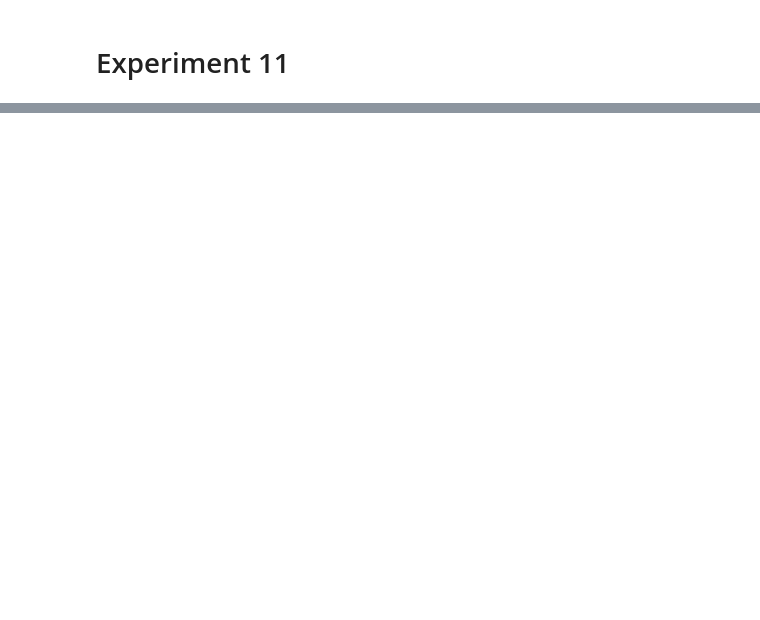
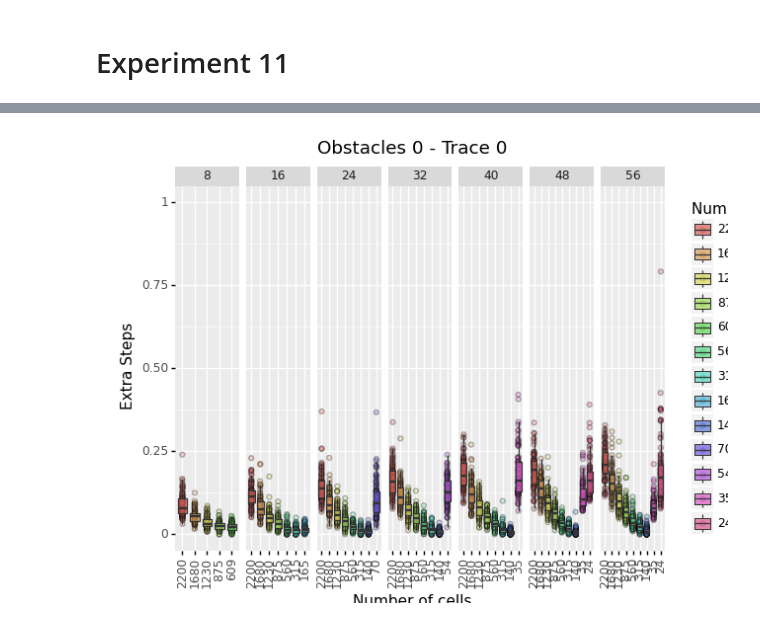
Before and after one commit to biorobaw/Multiscale-V2, a Jupyter notebook: articl2.ipynb, the cells around one changed output, grey strips where cells are left out. Drawn from its saved outputs; the diff is of its cells as text; code cells hidden in the pictures; blank space fills up the shorter version.

```diff
--- a/articl2.ipynb
+++ b/articl2.ipynb
@@ -394,0 +431,16 @@ Canvas(toolbar=Toolbar(toolitems=[('Home', 'Reset original view', 'home', 'home'
+# %%
+def plot_box_plot(data, x_column, y_column, x_title, y_title, plot_title, ylim, box_colors):
+    # print(data)
+    p0 = ggplot(data, aes(x_column, y_column ))
+    p0 += geom_jitter(alpha=0.3)
+    p0 += geom_boxplot(alpha=0.7, notch=False, outlier_alpha=0, color = box_colors )
+    p0 += labs(x=x_title, y=y_title, title=plot_title)
+    p0 += theme(axis_text_x=element_text(rotation=45, hjust=1))
+    p0 += coord_cartesian(ylim=ylim)
+    return p0
+
+lims = [0, 100]
+box_plot = plot_box_plot(runtimes_last_episode, 'num_obstacles', 'steps', 'Obstacles', 'Extra Steps', "First trial extra steps", lims, 'black')
+ggsave(box_plot, folder_first_episode + 'first_episode.pdf', dpi=300, verbose = False)
+
+display(box_plot)
@@ -394,0 +525,79 @@ Canvas(toolbar=Toolbar(toolitems=[('Home', 'Reset original view', 'home', 'home'
+# %%
+folder_density_obstacle_num = os.path.join(figure_folder, 'density_fixed_obstacle_num/test/')
+make_folder(folder_density_obstacle_num)
+
+# BOXPLOT FUNCTION
+def plot_faceted_box_plot(data, x_column, y_column, facet_column, x_title, y_title, plot_title, lims):
+    p0 = ggplot(data, aes(x_column, y_column, fill=x_column ))
+    p0 += facet_grid(f'. ~ {facet_column}', scales='free')
+    p0 += geom_jitter(alpha=0.3, position=position_jitterdodge(), mapping=aes(group=x_column))
+    p0 += geom_boxplot(alpha=0.7, notch=False, outlier_alpha=0)
+    p0 += labs(x=x_title, y=y_title, title=plot_title, fill=x_title)
+    p0 += theme(axis_text_x=element_text(rotation=45, hjust=0.5))
+    #     p0 += p0 + scale_fill_brewer(type="seq", palette=1, name=legend_title)
+    # p0 += scale_fill_brewer(type="qual", palette=1, name=legend_title)
+    p0 += coord_cartesian(ylim=lims)  + coord_fixed(ratio=0.1)
+    p0 += theme(axis_text_x=element_text(rotation=90, hjust=0.5))
+    return p0
+
+# plt.close('all')
+
+# PLOT BOXPLOTS SCALE
+plot_title = f'Obstacles {o} - Trace {t}'
+lims = [0, 1]
+save_name = f'Boxplots_Scale-O{o}-T{int(t*10)}-l{lims[1]}.pdf'
+# print(f'      PLOT: BOXPLOT - {save_name}')
+
+r2 = runtimes_last_episode[runtimes_last_episode.scale > 4].copy()
+r2['num_cells'] = pd.Categorical(r2['number of cells'], np.sort(r2['number of cells'].unique())[::-1])
+r2['scale_d'] = pd.Categorical(r2['scale'], np.sort(r2['scale'].unique()))
+box_plot_scale = plot_faceted_box_plot(r2, 'num_cells', 'steps', 'scale_d', 'Number of cells', 'Extra Steps' , plot_title, lims)
+# ggsave(box_plot_scale, folder_density_obstacle_num + save_name, dpi=300, verbose = False, width = 10, height =5)
+
+
+# PLOT LEARN TIME SCALE
+lims = [0, 5000]
+save_name = f'Learn_time_Scale-O{o}-T{int(t*10)}-l{lims[1]}.pdf'
+# print(f'      PLOT: BOXPLOT - {save_name}')
+
+learn_times_2 = learning_times[learning_times.scale > 4].copy()
+learn_times_2['num_cells'] = pd.Categorical(learn_times_2['number of cells'], np.sort(learn_times_2['number of cells'].unique())[::-1])
+learn_times_2['scale_d'] = pd.Categorical(learn_times_2['scale'], np.sort(learn_times_2['scale'].unique()))
+
+learn_time_plot_scale = plot_faceted_box_plot(learn_times_2, 'num_cells', 'episode', 'scale_d', 'Number of Cells', 'Episodes' , plot_title, lims)
+# ggsave(learn_time_plot_scale, folder_density_obstacle_num + save_name, dpi=300, verbose = False, width = 10, height =5)
+
+
+# PLOT BOXPLOT CELLS
+lims = [0, 1]
+save_name = f'Boxplots_Cells-O{o}-T{int(t*10)}-l{lims[1]}.pdf'
+# print(f'      PLOT: BOXPLOT - {save_name}')
+
+counts = runtimes_last_episode['number of cells'].value_counts()
+filtered_runtimes = runtimes_last_episode[runtimes_last_episode['number of cells'].isin(counts[counts>100].index)].reset_index(drop=True).copy()
+filtered_runtimes['num_cells'] = pd.Categorical(filtered_runtimes['number of cells'], np.sort(filtered_runtimes['number of cells'].unique())[::-1])
+filtered_runtimes['scale_d'] = pd.Categorical(filtered_runtimes['scale'], np.sort(filtered_runtimes['scale'].unique()))
+
+box_plot_cells = plot_faceted_box_plot(filtered_runtimes, 'scale_d', 'steps', 'num_cells', 'PC Radius (cm)', 'Extra Steps' , plot_title, lims)
+# ggsave(box_plot_cells, folder_density_obstacle_num + save_name, dpi=300, verbose = False, width = 10, height =5)
+
+
+# PLOT LEARN TIME CELLS
+lims = [0, 5000]
+save_name = f'Learn_Time_Cells-O{o}-T{int(t*10)}-l{lims[1]}.pdf'
+# print(f'      PLOT: BOXPLOT - {save_name}')
+
+counts = learning_times['number of cells'].value_counts()
+filtered_learn_times = learning_times[learning_times['number of cells'].isin(counts[counts>100].index)].reset_index(drop=True).copy()
+filtered_learn_times['num_cells'] = pd.Categorical(filtered_learn_times['number of cells'], np.sort(filtered_learn_times['number of cells'].unique())[::-1])
+filtered_learn_times['scale_d'] = pd.Categorical(filtered_learn_times['scale'], np.sort(filtered_learn_times['scale'].unique()))
+
+learn_time_plot_cells = plot_faceted_box_plot(filtered_learn_times, 'scale_d', 'episode', 'num_cells', 'PC Radius (cm)', 'Episodes', plot_title, lims)
+# ggsave(learn_time_plot_cells, folder_density_obstacle_num + save_name, dpi=300, verbose = False, width = 10, height =5)
+
+display(box_plot_scale)
+# display(learn_time_plot_scale)
+display(box_plot_cells)
+# display(learn_time_plot_cells)
+# %% [output]
+[figure, added]
```
Also changed, not shown: parts of 49 cells of this notebook, 4 other files.
